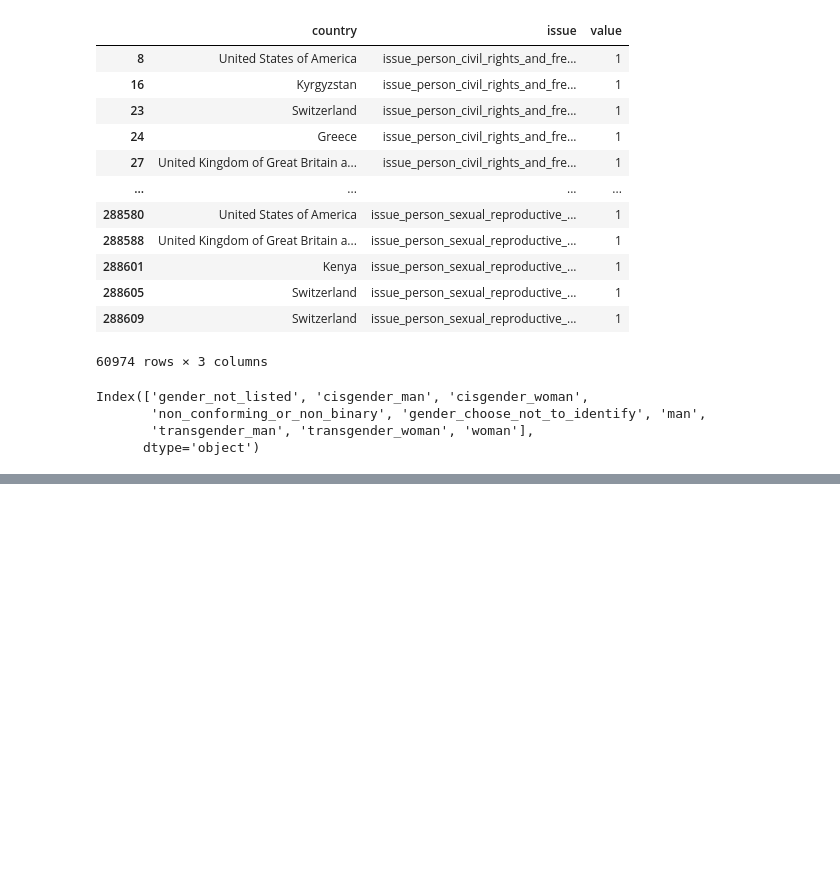
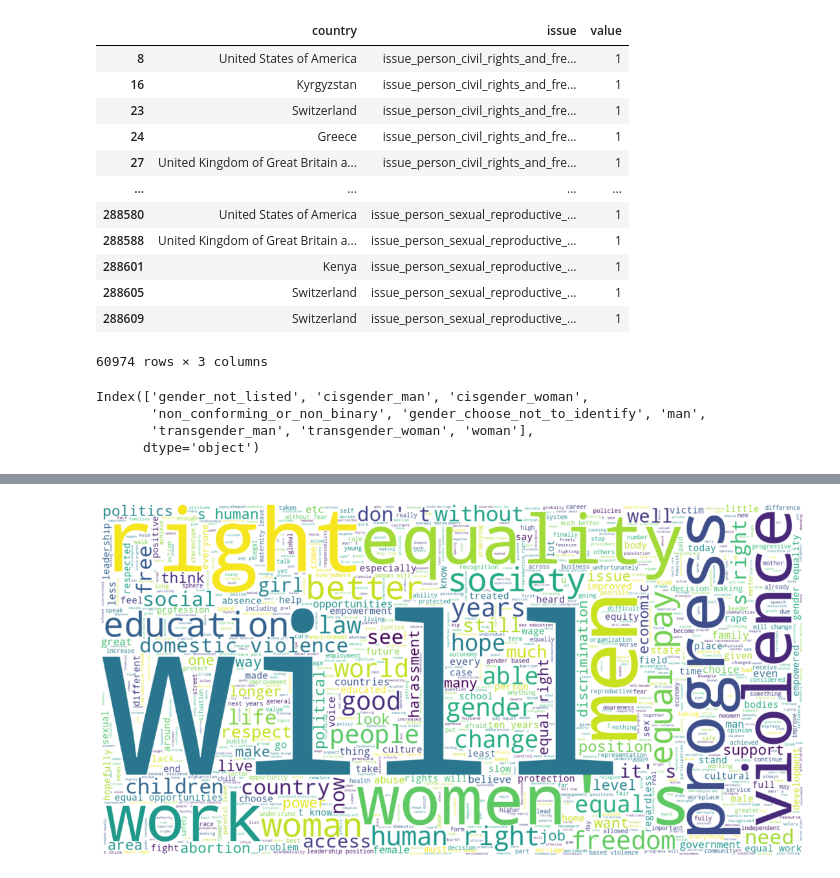
Before and after one commit to Vincent-Kwan/Datathon_WomensMarch, a Jupyter notebook: Vk.ipynb, the cells around one changed output, grey strips where cells are left out. Cells and saved outputs as stored; diff of their text form; code cells hidden in the pictures; blank space fills up the shorter version.

```diff
--- a/Vk.ipynb
+++ b/Vk.ipynb
@@ -247,0 +346,16 @@ df['new'].value_counts().sort_values(ascending = False)[:15].plot.barh(figsize =
+# %%
+df['text'] = df['progress_10_years_tr'].fillna(value = '')
+
+stopwords = set(STOPWORDS)
+stopwords.update(["dtype", "object", "name", "progress_10_years_tr", "women","n", "won't", "don't", "year", "10"])
+
+word_string= " ".join(df['text'].str.lower())
+plt.figure(figsize=(20,10))
+#WC = WordCloud(stopwords = stopwords, max_font_size=350, max_words=2000, background_color="white", width=1600, height=1600).generate(str(word_string))
+WC = WordCloud(stopwords = stopwords, max_font_size=500, max_words=1000, background_color="white", width=1600, height=800).generate(word_string)
+plt.imshow(WC, interpolation='bilinear')
+
+plt.axis("off")
+plt.show()
+# %% [output]
+[figure, added]
```
Also changed, not shown: parts of 15 cells of this notebook, 1 other file.
